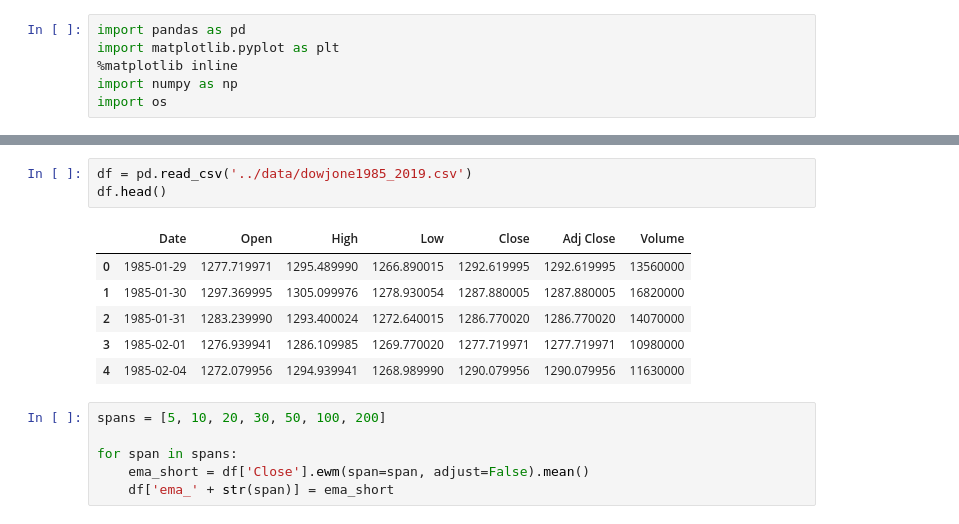
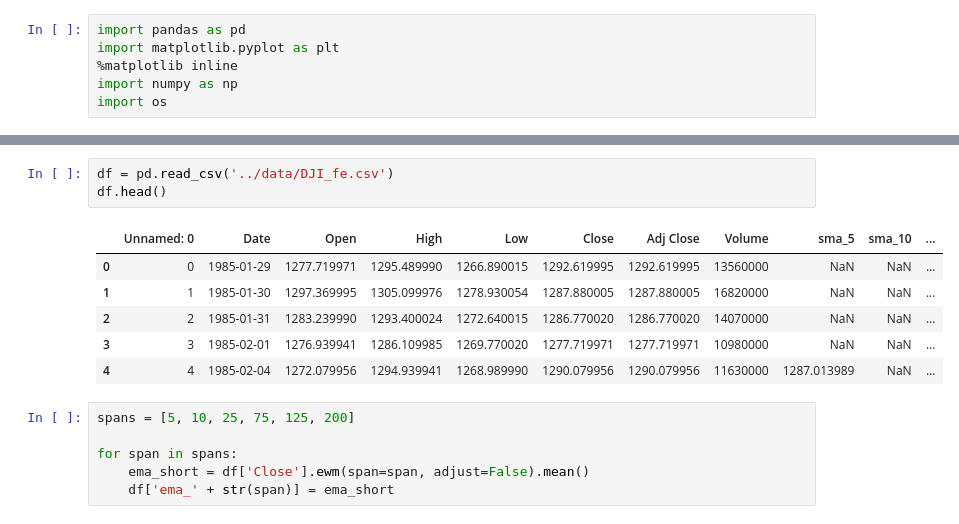
Before and after one commit to nessessence/stockPricePrediction, a Jupyter notebook: preprocess/extract_EMA.ipynb, the cells around one changed output, grey strips where cells are left out. Drawn from its saved outputs; the diff is of its cells as text.

```diff
--- a/preprocess/extract_EMA.ipynb
+++ b/preprocess/extract_EMA.ipynb
@@ -11,15 +11,15 @@ print(os.listdir('../data'))
 # %%
-df = pd.read_csv('../data/dowjone1985_2019.csv')
+df = pd.read_csv('../data/DJI_fe.csv')
 df.head()
 # %% [output]
-|  | Date | Open | High | Low | Close | Adj Close | Volume |
-| 0 | 1985-01-29 | 1277.719971 | 1295.489990 | 1266.890015 | 1292.619995 | 1292.619995 | 13560000 |
-| 1 | 1985-01-30 | 1297.369995 | 1305.099976 | 1278.930054 | 1287.880005 | 1287.880005 | 16820000 |
-| 2 | 1985-01-31 | 1283.239990 | 1293.400024 | 1272.640015 | 1286.770020 | 1286.770020 | 14070000 |
-| 3 | 1985-02-01 | 1276.939941 | 1286.109985 | 1269.770020 | 1277.719971 | 1277.719971 | 10980000 |
-| 4 | 1985-02-04 | 1272.079956 | 1294.939941 | 1268.989990 | 1290.079956 | 1290.079956 | 11630000 |
+|  | Unnamed: 0 | Date | Open | High | Low | Close | Adj Close | Volume | sma_5 | sma_10 | ... |
+| 0 | 0 | 1985-01-29 | 1277.719971 | 1295.489990 | 1266.890015 | 1292.619995 | 1292.619995 | 13560000 | NaN | NaN | ... |
+| 1 | 1 | 1985-01-30 | 1297.369995 | 1305.099976 | 1278.930054 | 1287.880005 | 1287.880005 | 16820000 | NaN | NaN | ... |
+| 2 | 2 | 1985-01-31 | 1283.239990 | 1293.400024 | 1272.640015 | 1286.770020 | 1286.770020 | 14070000 | NaN | NaN | ... |
+| 3 | 3 | 1985-02-01 | 1276.939941 | 1286.109985 | 1269.770020 | 1277.719971 | 1277.719971 | 10980000 | NaN | NaN | ... |
+| 4 | 4 | 1985-02-04 | 1272.079956 | 1294.939941 | 1268.989990 | 1290.079956 | 1290.079956 | 11630000 | 1287.013989 | NaN | ... |
 # %%
-spans = [5, 10, 20, 30, 50, 100, 200]
+spans = [5, 10, 25, 75, 125, 200]
 
 for span in spans:
     ema_short = df['Close'].ewm(span=span, adjust=False).mean()
```
Also changed, not shown: parts of 4 cells of this notebook, 7 other files.
